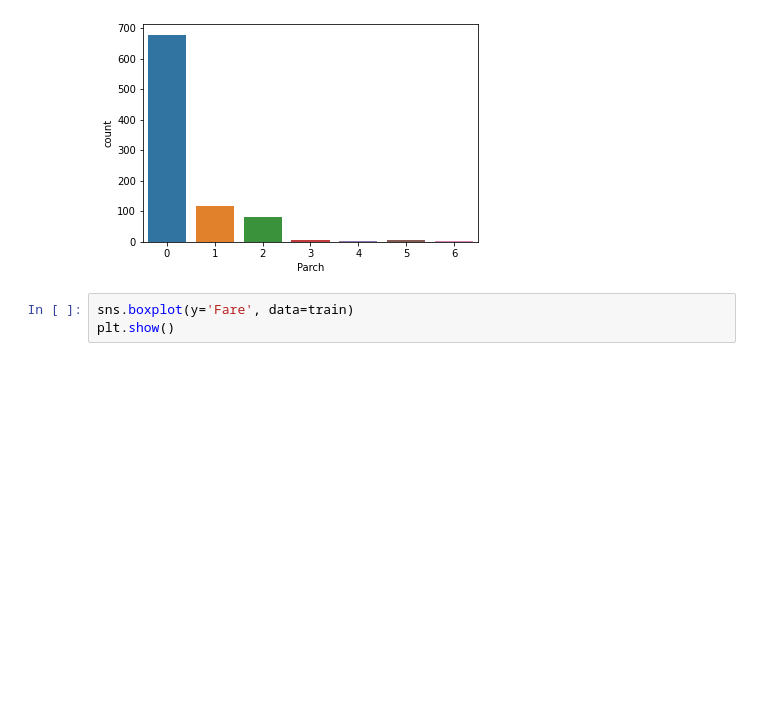
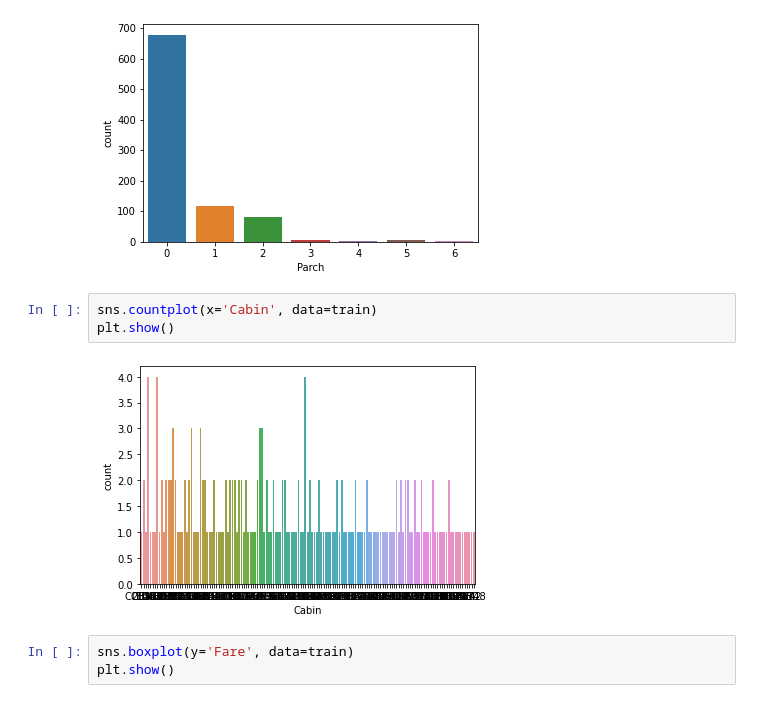
Before and after one commit to TosinPhillip/Titanic-Survival-Prediction-Challenge, a Jupyter notebook: titanic.ipynb, the cells around one changed output. Cells and saved outputs as stored; diff of their text form; blank space fills up the shorter version.

```diff
--- a/titanic.ipynb
+++ b/titanic.ipynb
@@ -88,6 +89,11 @@ sns.countplot(x='Parch', data=train)
 plt.show()
 # %% [output]
 [figure]
+# %%
+sns.countplot(x='Cabin', data=train)
+plt.show()
+# %% [output]
+[figure, added]
 # %%
 sns.boxplot(y='Fare', data=train)
 plt.show()
```
Also changed, not shown: parts of 7 cells of this notebook.
